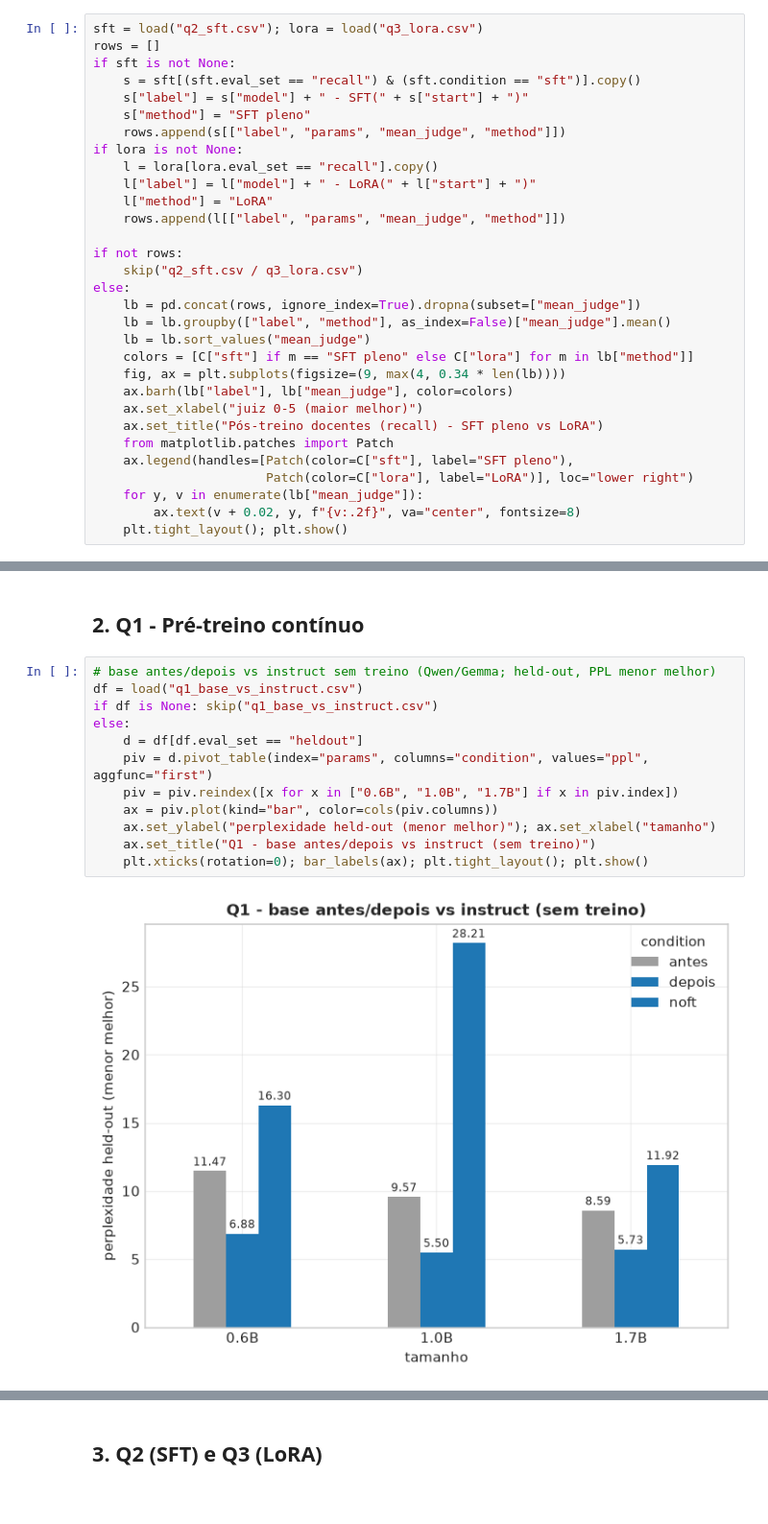
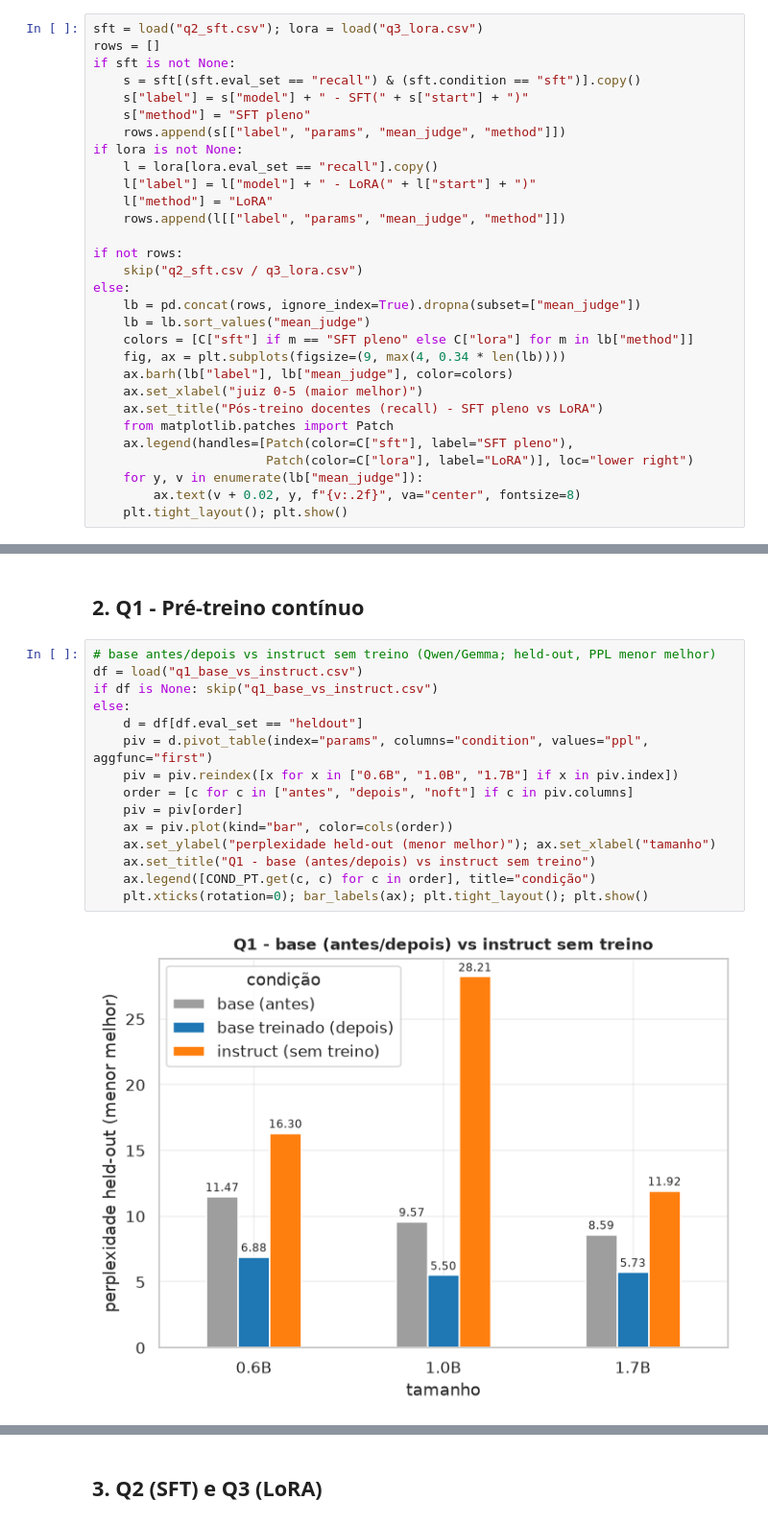
Before and after one commit to matheuskaiky/llm-finetuning, a Jupyter notebook: notebooks/graficos_resultados.ipynb, the cells around one changed output, grey strips where cells are left out. Shown at 96% size. Cells and saved outputs as stored; diff of their text form.

```diff
--- a/notebooks/graficos_resultados.ipynb
+++ b/notebooks/graficos_resultados.ipynb
@@ -95,7 +122,6 @@ if not rows:
     skip("q2_sft.csv / q3_lora.csv")
 else:
     lb = pd.concat(rows, ignore_index=True).dropna(subset=["mean_judge"])
-    lb = lb.groupby(["label", "method"], as_index=False)["mean_judge"].mean()
     lb = lb.sort_values("mean_judge")
     colors = [C["sft"] if m == "SFT pleno" else C["lora"] for m in lb["method"]]
     fig, ax = plt.subplots(figsize=(9, max(4, 0.34 * len(lb))))
@@ -115,17 +141,20 @@ else:
 # %%
 # base antes/depois vs instruct sem treino (Qwen/Gemma; held-out, PPL menor melhor)
 df = load("q1_base_vs_instruct.csv")
 if df is None: skip("q1_base_vs_instruct.csv")
 else:
     d = df[df.eval_set == "heldout"]
     piv = d.pivot_table(index="params", columns="condition", values="ppl", aggfunc="first")
     piv = piv.reindex([x for x in ["0.6B", "1.0B", "1.7B"] if x in piv.index])
-    ax = piv.plot(kind="bar", color=cols(piv.columns))
+    order = [c for c in ["antes", "depois", "noft"] if c in piv.columns]
+    piv = piv[order]
+    ax = piv.plot(kind="bar", color=cols(order))
     ax.set_ylabel("perplexidade held-out (menor melhor)"); ax.set_xlabel("tamanho")
-    ax.set_title("Q1 - base antes/depois vs instruct (sem treino)")
+    ax.set_title("Q1 - base (antes/depois) vs instruct sem treino")
+    ax.legend([COND_PT.get(c, c) for c in order], title="condição")
     plt.xticks(rotation=0); bar_labels(ax); plt.tight_layout(); plt.show()
 # %% [output]
-[figure, old version]
+[figure, new version]
 # %%
 # GPT-2 (escala propria): delta antes/depois held-out e OOD (esquecimento)
 g = load("q1_gpt2.csv")
```
Also changed, not shown: parts of 27 cells of this notebook, 1 other file.
